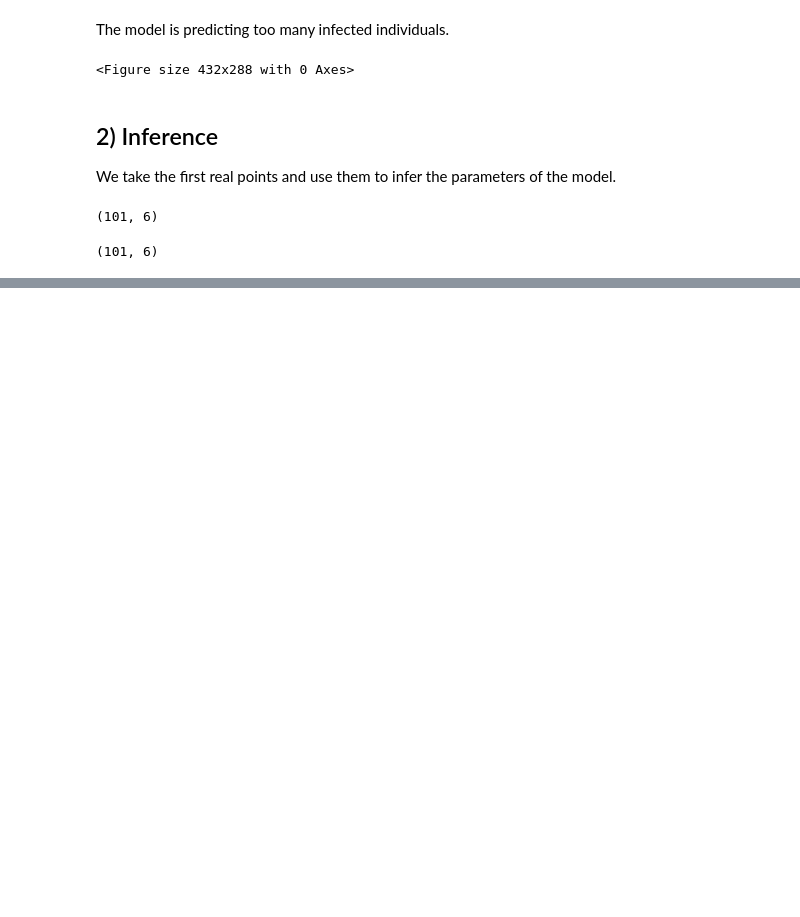
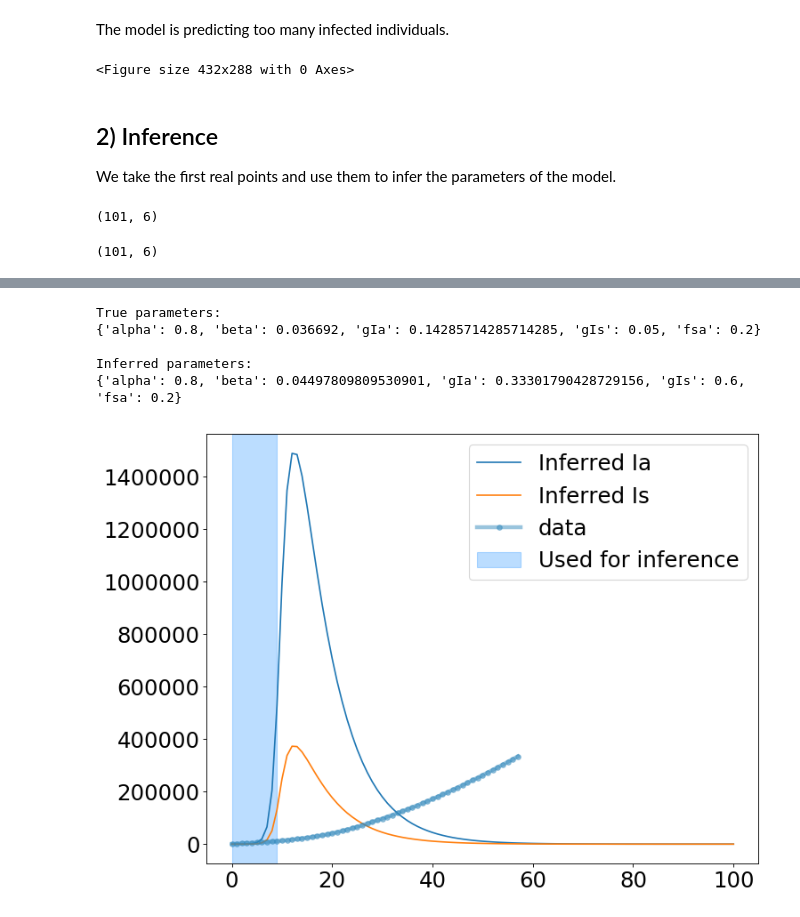
Before and after one commit to ineskris/pyross, a Jupyter notebook: examples/inference/SIRinference_Denmark.ipynb, the cells around one changed output, grey strips where cells are left out. Drawn from its saved outputs; the diff is of its cells as text; code cells hidden in the pictures; blank space fills up the shorter version.

```diff
--- a/examples/inference/SIRinference_Denmark.ipynb
+++ b/examples/inference/SIRinference_Denmark.ipynb
@@ -560,0 +443,38 @@ plt.savefig('denmarkSIRinfer.png')
+# %%
+print("True parameters:")
+print(true_parameters)
+
+print("\nInferred parameters:")
+print(new_parameters)
+# %% [output]
+True parameters:
+{'alpha': 0.8, 'beta': 0.036692, 'gIa': 0.14285714285714285, 'gIs': 0.05, 'fsa': 0.2}
+
+Inferred parameters:
+{'alpha': 0.8, 'beta': 0.04497809809530901, 'gIa': 0.33301790428729156, 'gIs': 0.6, 'fsa': 0.2}
+# %%
+x = np.load('SIR_sto_traj.npy').astype('float')
+Nf = x.shape[0]
+Tf = Nf-1
+
+det_model = pyross.deterministic.SIR(new_parameters, int(M), fi)
+x_det = estimator.integrate(x[0], 0, Tf, Nf, det_model, contactMatrix)
+fig = plt.figure(num=None, figsize=(10, 8), dpi=80, facecolor='w', edgecolor='k')
+plt.rcParams.update({'font.size': 22})
+# plt.plot(np.sum(x_det[:, :M], axis=1), label='Inferred S')
+# plt.plot(np.sum(x[:, :M], axis=1), label='True S')
+plt.plot(np.sum(x[:, M:2*M], axis=1), label='Inferred Ia')
+# plt.plot(np.sum(x[:, M:2*M], axis=1), label='True Ia')
+plt.plot(np.sum(x[:, 2*M:3*M], axis=1), label='Inferred Is')
+# plt.plot(np.sum(x[:, 2*M:3*M], axis=1), label='True Is')
+# plt.xlim([0, Tf])
+plt.axvspan(0, Tf_inference,
+           label='Used for inference',
+           alpha=0.3, color='dodgerblue')
+
+plt.plot(np.cumsum(np.array(case)), 'o-', lw=4, color='#348ABD', ms=5, label='data', alpha=0.5)
+plt.legend()
+plt.show()
+# plt.savefig('denmarkSIRinfer.png')
+# %% [output]
+[figure, added]
```
Also changed, not shown: parts of 38 cells of this notebook, 2 other files.
